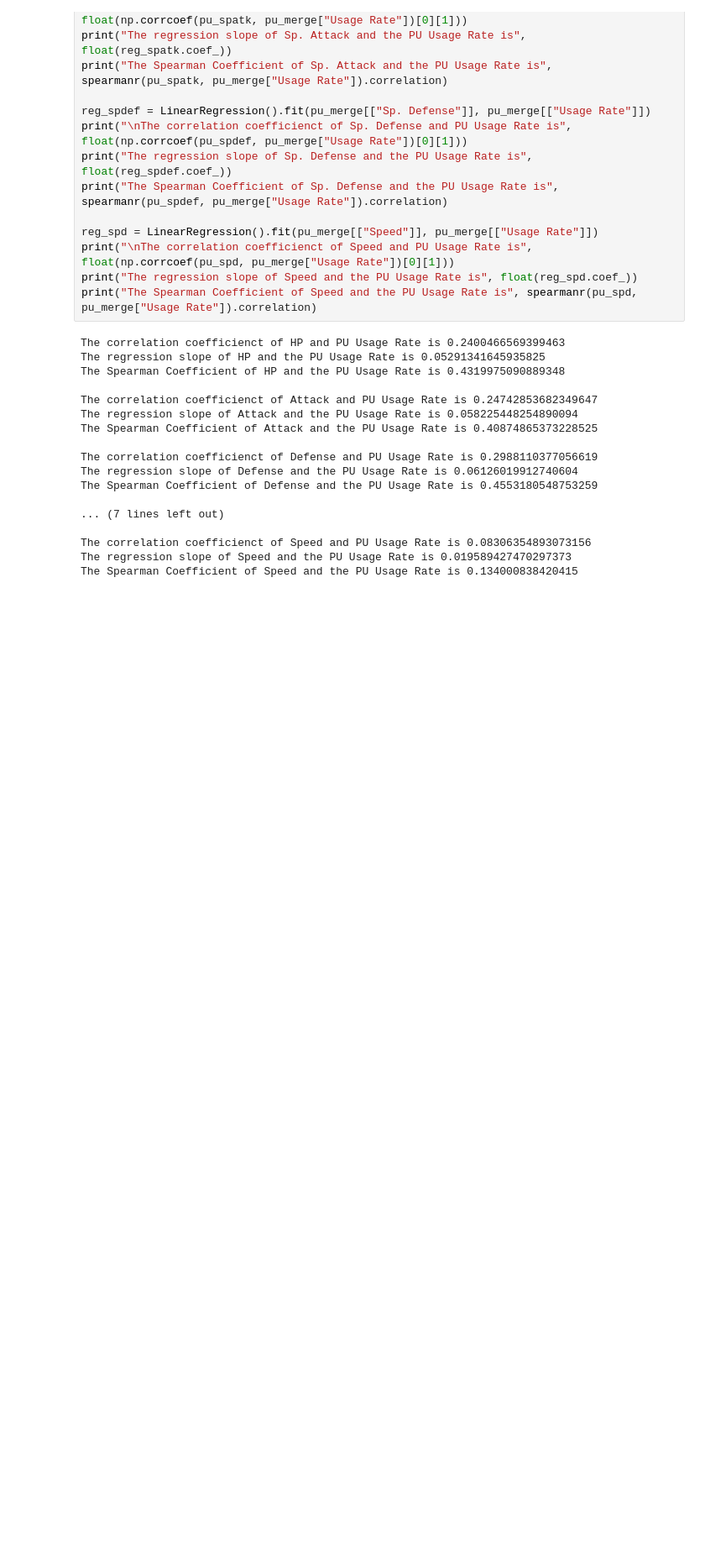
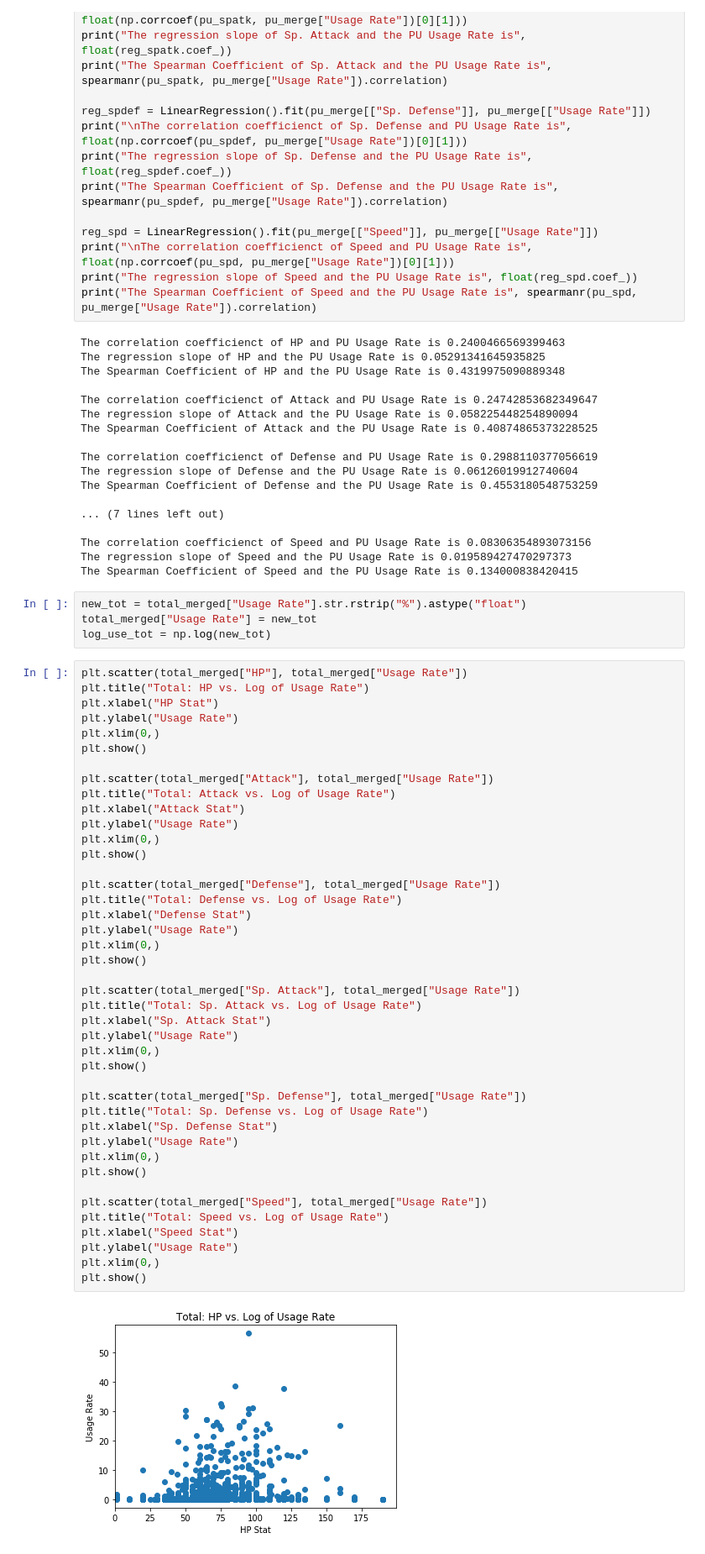
Before and after one commit to RichardKCho/info2950final, a Jupyter notebook: Final Project Data.ipynb, the cells around one changed output. Shown at 84% size. Cells and saved outputs as stored; diff of their text form; blank space fills up the shorter version.

```diff
--- a/Final Project Data.ipynb
+++ b/Final Project Data.ipynb
@@ -1064,3 +1066,51 @@ The Spearman Coefficient of Defense and the PU Usage Rate is 0.4553180548753259
 The correlation coefficienct of Speed and PU Usage Rate is 0.08306354893073156
 The regression slope of Speed and the PU Usage Rate is 0.019589427470297373
 The Spearman Coefficient of Speed and the PU Usage Rate is 0.134000838420415
+# %%
+new_tot = total_merged["Usage Rate"].str.rstrip("%").astype("float")
+total_merged["Usage Rate"] = new_tot
+log_use_tot = np.log(new_tot)
+# %%
+plt.scatter(total_merged["HP"], total_merged["Usage Rate"])
+plt.title("Total: HP vs. Log of Usage Rate")
+plt.xlabel("HP Stat")
+plt.ylabel("Usage Rate")
+plt.xlim(0,)
+plt.show()
+
+plt.scatter(total_merged["Attack"], total_merged["Usage Rate"])
+plt.title("Total: Attack vs. Log of Usage Rate")
+plt.xlabel("Attack Stat")
+plt.ylabel("Usage Rate")
+plt.xlim(0,)
+plt.show()
+
+plt.scatter(total_merged["Defense"], total_merged["Usage Rate"])
+plt.title("Total: Defense vs. Log of Usage Rate")
+plt.xlabel("Defense Stat")
+plt.ylabel("Usage Rate")
+plt.xlim(0,)
+plt.show()
+
+plt.scatter(total_merged["Sp. Attack"], total_merged["Usage Rate"])
+plt.title("Total: Sp. Attack vs. Log of Usage Rate")
+plt.xlabel("Sp. Attack Stat")
+plt.ylabel("Usage Rate")
+plt.xlim(0,)
+plt.show()
+
+plt.scatter(total_merged["Sp. Defense"], total_merged["Usage Rate"])
+plt.title("Total: Sp. Defense vs. Log of Usage Rate")
+plt.xlabel("Sp. Defense Stat")
+plt.ylabel("Usage Rate")
+plt.xlim(0,)
+plt.show()
+
+plt.scatter(total_merged["Speed"], total_merged["Usage Rate"])
+plt.title("Total: Speed vs. Log of Usage Rate")
+plt.xlabel("Speed Stat")
+plt.ylabel("Usage Rate")
+plt.xlim(0,)
+plt.show()
+# %% [output]
+[figure, added]
```
Also changed, not shown: parts of 4 cells of this notebook.
